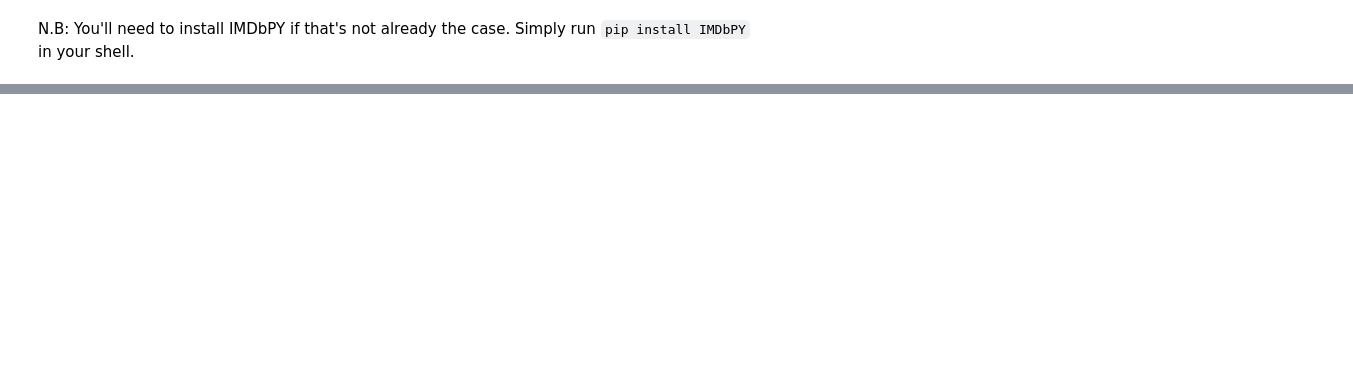
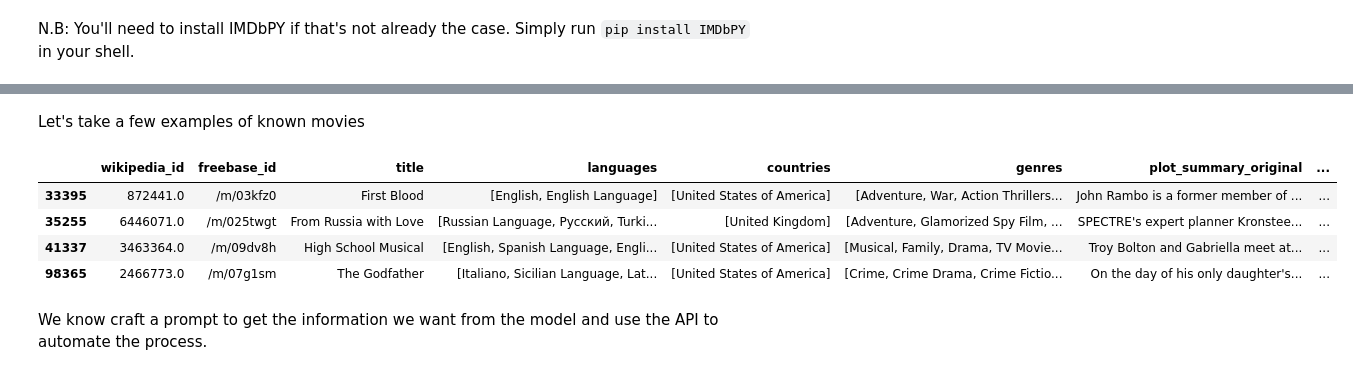
Before and after one commit to epfl-ada/ada-2024-project-datamigos, a Jupyter notebook: milestone_2.ipynb, the cells around one changed output, grey strips where cells are left out. Saved outputs shown, nothing was run; the diff lists cells and outputs as text; code cells hidden in the pictures; blank space fills up the shorter version.

```diff
--- a/milestone_2.ipynb
+++ b/milestone_2.ipynb
@@ -634,0 +990,36 @@ print(f"There are {len(df_revenue)} entries with revenue, {len(df_revenue[df_rev
+# %%
+def clean_countries(row):
+    if isinstance(row['countries'], list):
+        countries = set(row['countries'])
+    else:
+        countries = set([row['region']]) if isinstance(row['region'], str) else np.nan
+
+    return countries
+# %%
+df_merged_movies['countries'] = df_merged_movies.apply(clean_countries, axis=1)
+
+region_to_country = {
+    "SU": "Soviet Union",
+    "SUHH": "Soviet Union",
+    "RU": "Russia",
+    "UA": "Ukraine",
+    "BY": "Belarus",
+    "KZ": "Kazakhstan",
+    "UZ": "Uzbekistan",
+    "GE": "Georgia",
+    "AM": "Armenia",
+    "AZ": "Azerbaijan",
+    "LT": "Lithuania",
+    "LV": "Latvia",
+    "EE": "Estonia",
+    "TM": "Turkmenistan",
+    "KG": "Kyrgyzstan",
+    "TJ": "Tajikistan",
+    "MD": "Moldova"
+}
+
+df_merged_movies['countries'] = df_merged_movies['countries'].apply(lambda bag:
+    [region_to_country.get(string, string) for string in bag] if isinstance(bag, set) else bag)
+
+df_merged_movies = df_merged_movies.drop('region', axis=1)
+df_merged_movies['countries']
@@ -634,0 +1098,14 @@ print(f"There are {len(df_revenue)} entries with revenue, {len(df_revenue[df_rev
+# %% [markdown]
+Let's take a few examples of known movies
+# %%
+movie_names = ["High School Musical", "From Russia with Love", "The Godfather", "First Blood", "Oshibka rezidenta"]
+subset_prompt_engineering_df = df_merged_movies[df_merged_movies["title"].isin(movie_names)]
+subset_prompt_engineering_df
+# %% [output]
+|  | wikipedia_id | freebase_id | title | languages | countries | genres | plot_summary_original | ... |
+| 33395 | 872441.0 | /m/03kfz0 | First Blood | [English, English Language] | [United States of America] | [Adventure, War, Action Thrillers... | John Rambo is a former member of ... | ... |
+| 35255 | 6446071.0 | /m/025twgt | From Russia with Love | [Russian Language, Pусский, Turki... | [United Kingdom] | [Adventure, Glamorized Spy Film, ... | SPECTRE's expert planner Kronstee... | ... |
+| 41337 | 3463364.0 | /m/09dv8h | High School Musical | [English, Spanish Language, Engli... | [United States of America] | [Musical, Family, Drama, TV Movie... | Troy Bolton and Gabriella meet at... | ... |
+| 98365 | 2466773.0 | /m/07g1sm | The Godfather | [Italiano, Sicilian Language, Lat... | [United States of America] | [Crime, Crime Drama, Crime Fictio... | On the day of his only daughter's... | ... |
+# %% [markdown]
+We know craft a prompt to get the information we want from the model and use the API to automate the process.
```
Also changed, not shown: parts of 56 cells of this notebook, 5 other files.
